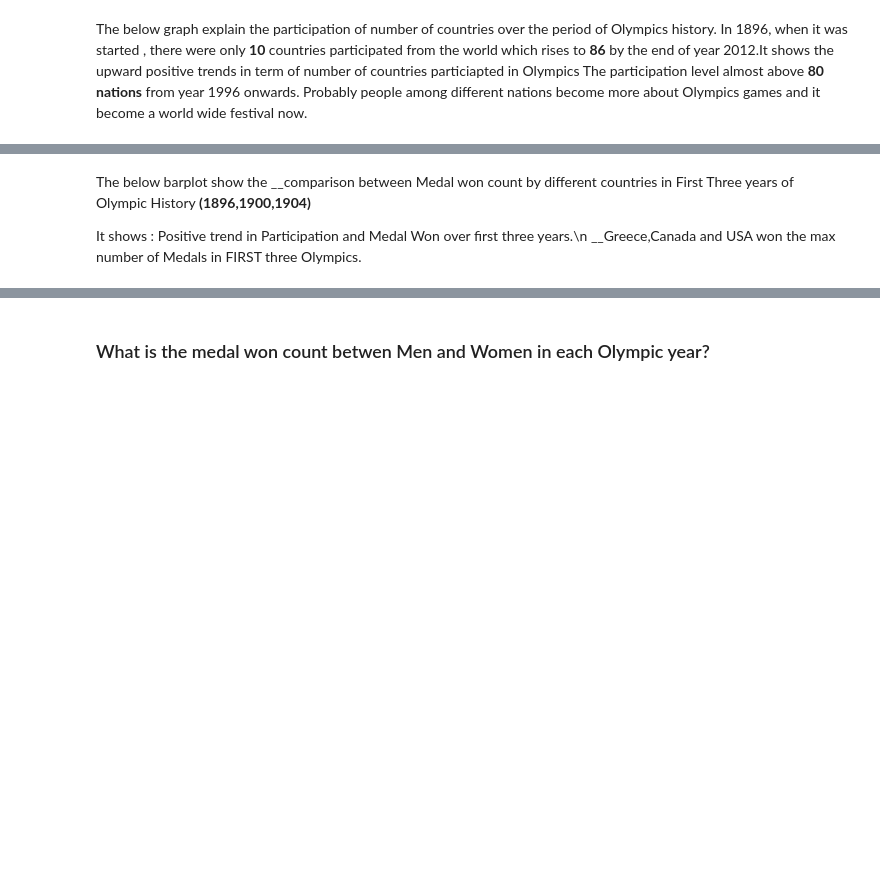
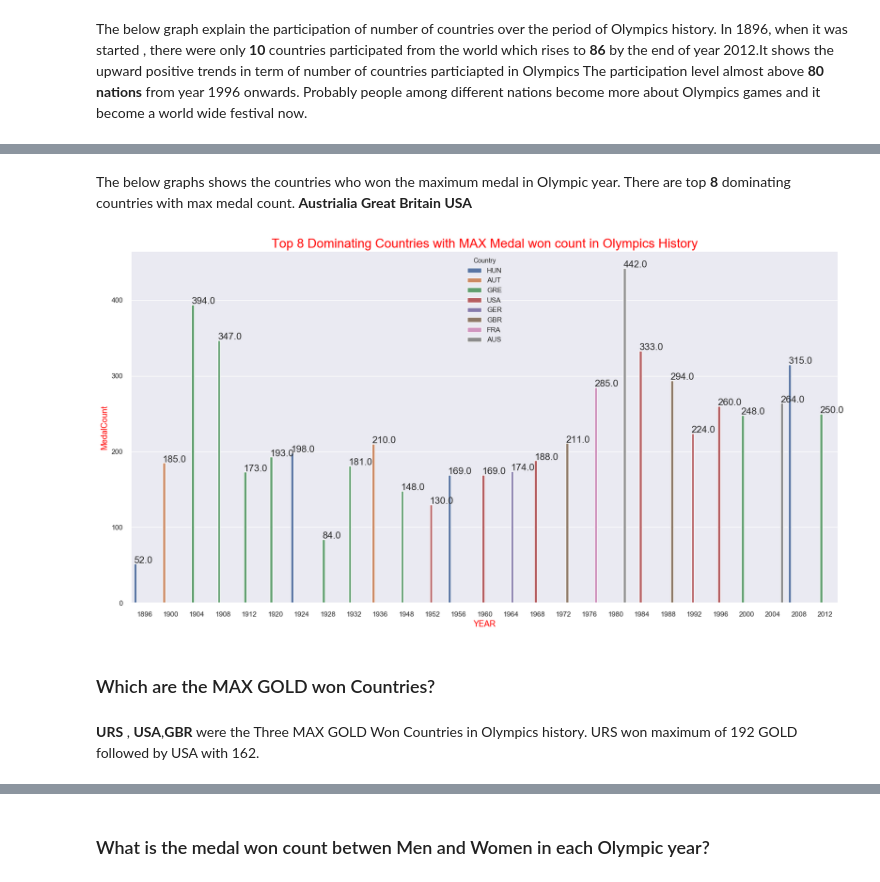
Before and after one commit to harjeet31/Summer-Olympics-EDA, a Jupyter notebook: Olympic_Project_Term1&2.ipynb, the cells around one changed output, grey strips where cells are left out. Cells and saved outputs as stored; diff of their text form; code cells hidden in the pictures; blank space fills up the shorter version.

```diff
--- a/Olympic_Project_Term1&2.ipynb
+++ b/Olympic_Project_Term1&2.ipynb
@@ -332,20 +471,26 @@ temp
+# %% [markdown]
+The below graphs shows the countries who won the maximum medal in Olympic year. There are top __8__ dominating countries with max medal count.
+__Austrialia__</br>
+__Great Britain__</br>
+__USA__</br>
 # %%
-#plaotting barplot
+#plotting barplot
 fig, ax = plt.subplots(figsize=(20,10))
 ax= sns.barplot(x = 'Year',y = 'Medal',data = temp[:100],ax=ax, hue = 'Country')
 
 #Series Setting
-plt.xlabel("YEAR")
-plt.ylabel("MedalCount")
-plt.title("Top 8 Dominating Countries with MAX Medal won count in Olympics History")
+plt.xlabel("YEAR",size=13,color='red')
+plt.ylabel("MedalCount",size=13,color='red')
+plt.title("Top 8 Dominating Countries with MAX Medal won count in Olympics History",size=20,color='red')
 
 #Displaying values on bar
 for p in ax.patches:
-    ax.annotate(format(p.get_height()),(p.get_x(),p.get_height()+1),fontsize=11)
+    ax.annotate(format(p.get_height()),(p.get_x(),p.get_height()+1),fontsize=15)
 plt.savefig("CountryWithMaxMedal.png")
+# %% [output]
+[figure, added]
-# %% [markdown]
-The below barplot show the __comparison between Medal won count by different countries in First Three years of Olympic History __(1896,1900,1904)__
-
-It shows :
-    Positive trend in Participation and Medal Won over first three years.\n
-    __Greece,Canada and USA won the max number of Medals in FIRST three Olympics.
+# %% [markdown]
+<a id = section4302></a>
+### Which are the MAX GOLD won Countries?
+# %% [markdown]
+__URS__ , __USA__,__GBR__ were the Three MAX GOLD Won Countries in Olympics history. URS won maximum of 192 GOLD followed by USA with 162.
```
Also changed, not shown: parts of 81 cells of this notebook.
